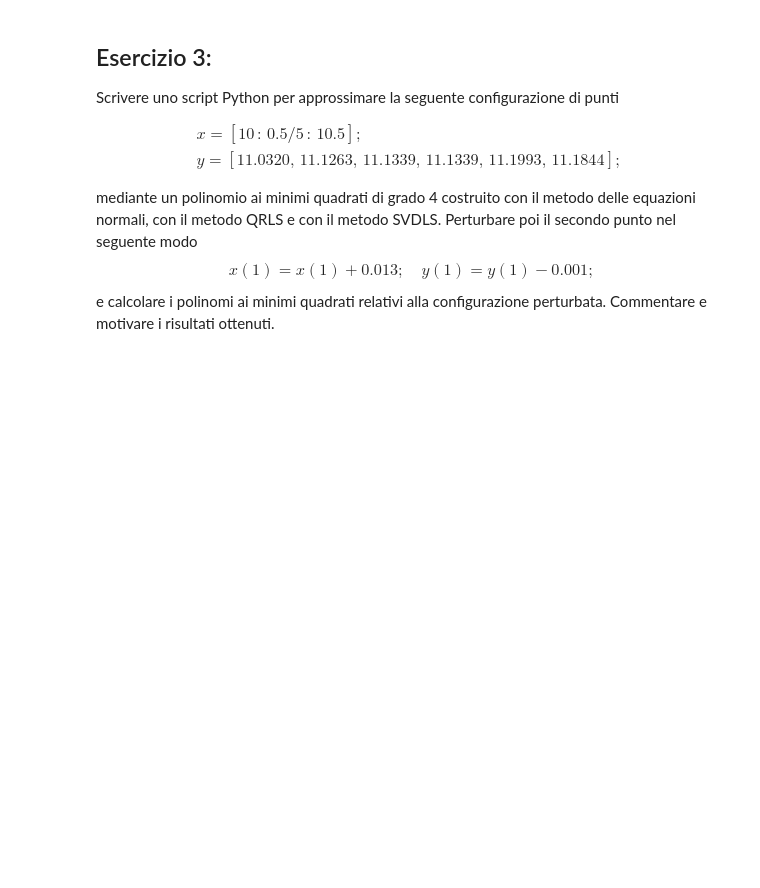
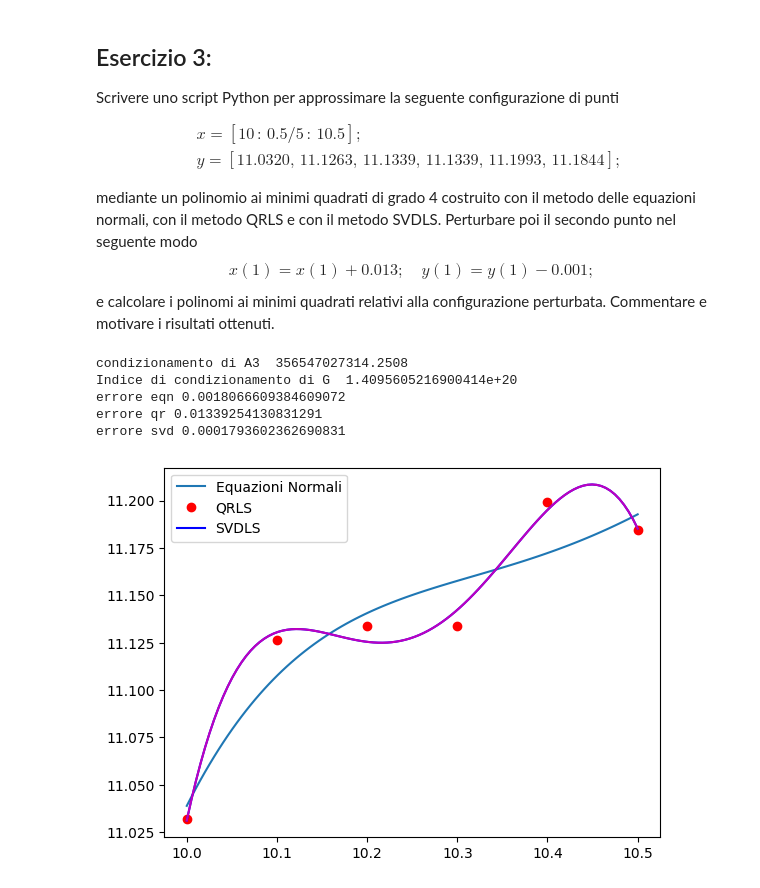
Before and after one commit to AndrewGagliottiUnibo/IoT-Project-network-, a Jupyter notebook: MetodiLab/10/Esercitazione_10.ipynb, the cells around one changed output. Saved outputs shown, nothing was run; the diff lists cells and outputs as text; code cells hidden in the pictures; blank space fills up the shorter version.

```diff
--- a/MetodiLab/10/Esercitazione_10.ipynb
+++ b/MetodiLab/10/Esercitazione_10.ipynb
@@ -152,3 +239,38 @@ Perturbare poi il secondo punto nel seguente modo
 $$x(1) = x(1) + 0.013; \quad y(1) = y(1) - 0.001;$$
 e calcolare i polinomi ai minimi quadrati relativi alla
 configurazione perturbata. Commentare e motivare i risultati ottenuti.
+# %%
+x3 = np.arange(10, 10.6, 0.5/5)
+y3 = np.array([11.0320, 11.1263, 11.1339, 11.1339, 11.1993, 11.1844])
+# %%
+n = 4  # grado del polinomio di regressione: 4
+n1 = n+1  # gradi di libertà
+A3 = np.vander(x3, increasing=True)[:, :n1]
+condA3 = np.linalg.cond(A3)
+print("condizionamento di A3 ", condA3)
+alpha3_eqn = eqnorm(A3, y3)
+xv = np.linspace(np.min(x3), np.max(x3), 100)
+pol3_eqn = np.polyval(np.flip(alpha3_eqn), xv)
+plt.plot(xv, pol3_eqn, x3, y3, 'ro')
+errore_eqn = np.linalg.norm(y3-np.polyval(np.flip(alpha3_eqn), x3))**2
+print("errore eqn", errore_eqn)
+alpha3_qr, residuo_qr = qrLS(A3, y3)
+pol3_qr = np.polyval(np.flip(alpha3_qr), xv)
+print("errore qr", residuo_qr)
+plt.plot(xv, pol3_qr, 'b')
+
+alpha3_svd, residuo_svd = SVDLS(A3, y3)
+pol3_svd = np.polyval(np.flip(alpha3_svd), xv)
+print("errore svd", residuo_svd)
+plt.plot(xv, pol3_svd, 'm')
+plt.legend(['Equazioni Normali', 'QRLS', 'SVDLS'])
+plt.show()
+# A causa dell'elevato mal condizionamento di G il metodo delle equazioni normali non approssima i dati in maniera
+# accurata (errore maggiore rispetto agli altri due metodi, che forniscono la stess accuratezza (grafici sovrapposti))
+# %% [output]
+condizionamento di A3  356547027314.2508
+Indice di condizionamento di G  1.4095605216900414e+20
+errore eqn 0.0018066609384609072
+errore qr 0.01339254130831291
+errore svd 0.0001793602362690831
+[figure, added]
```
Also changed, not shown: parts of 16 cells of this notebook.
